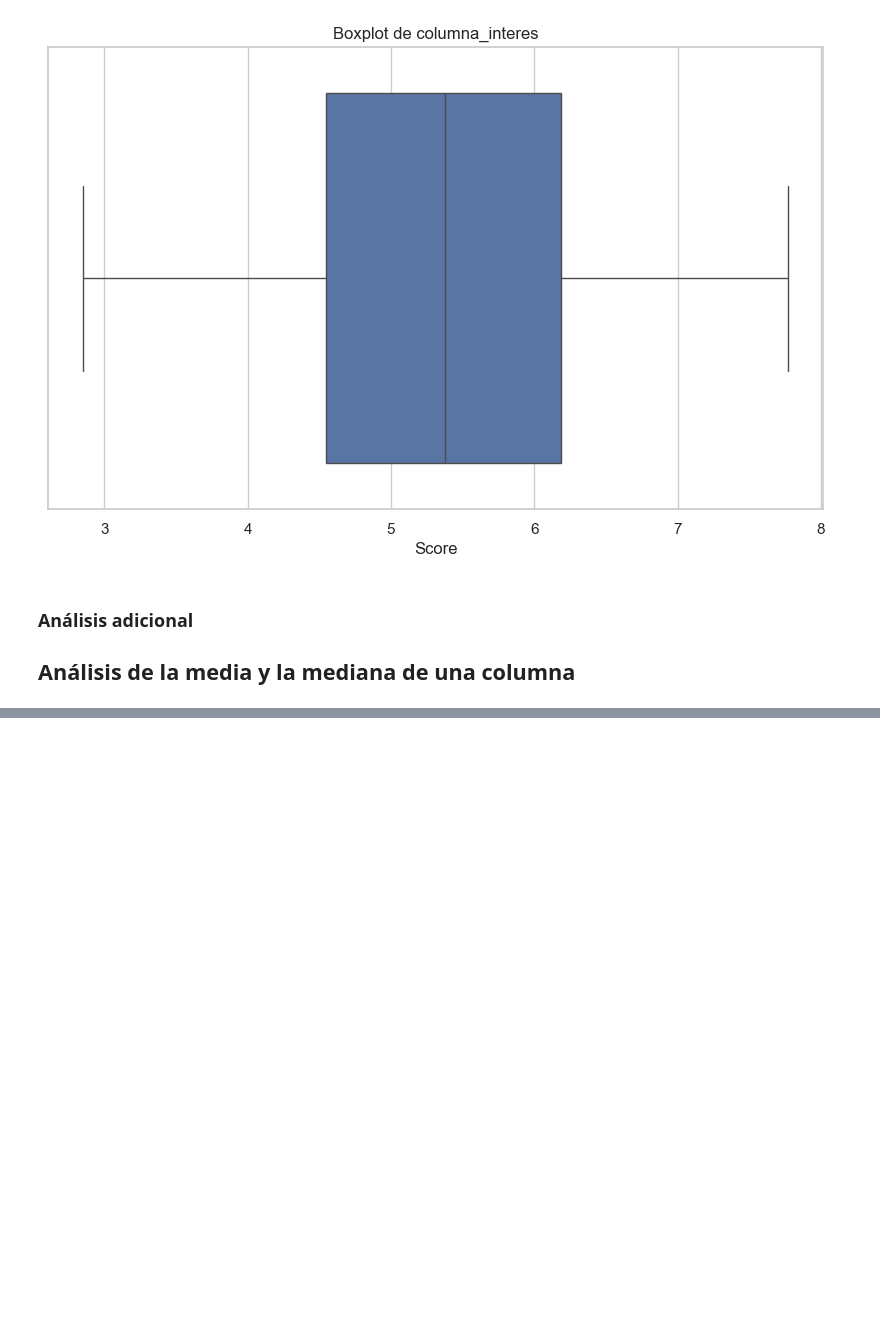
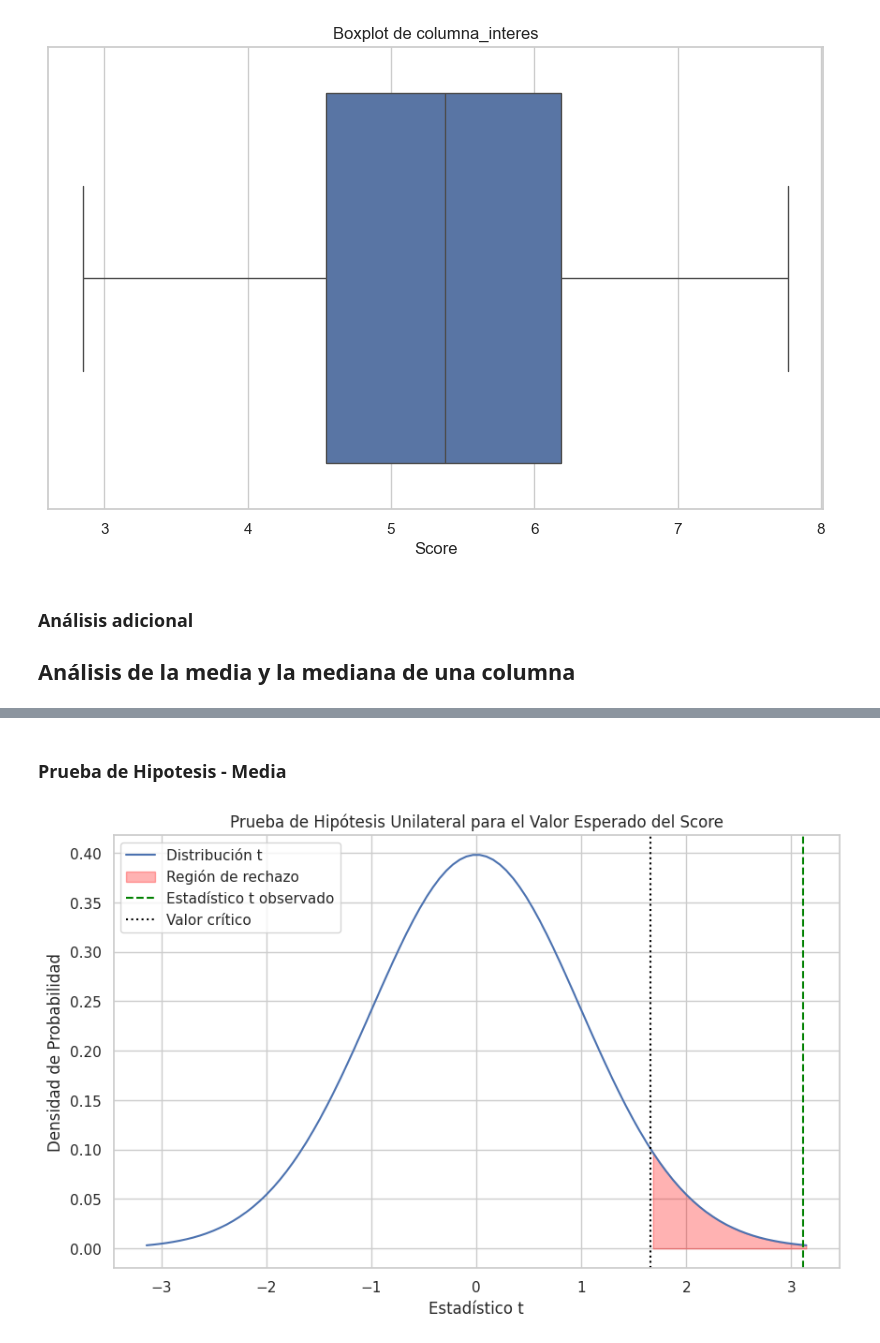
Before and after one commit to Javi111003/Happinness-World-Ranking-Stats, a Jupyter notebook: main.ipynb, the cells around one changed output, grey strips where cells are left out. Drawn from its saved outputs; the diff is of its cells as text; code cells hidden in the pictures; blank space fills up the shorter version.

```diff
--- a/main.ipynb
+++ b/main.ipynb
@@ -281,0 +478,73 @@ print(f'Mediana de columna_interes: {median_value}')
+# %% [markdown]
+### Prueba de Hipotesis - Media
+# %%
+df = pd.read_csv('2019.csv')
+# Datos del dataset
+scores = df['Score']
+
+# Parámetros de la prueba de hipótesis
+# H0: μ ≤ 5.5 (valor nulo)
+# H1: μ > 5.5 (prueba unilateral derecha)
+
+# Estadísticos de la muestra
+sample_mean = scores.mean()
+sample_std = scores.std()
+n = len(scores)
+
+# Valor nulo de la hipótesis
+mu_0 = 5.13
+
+# Calcular el estadístico t
+t_statistic = (sample_mean - mu_0) / (sample_std / np.sqrt(n))
+
+# Grados de libertad
+df = n - 1
+
+# Calcular el p-valor (prueba unilateral derecha)
+p_value = 1 - stats.t.cdf(t_statistic, df)
+
+# Nivel de significancia
+alpha = 0.05
+
+# Visualización de la prueba de hipótesis
+plt.figure(figsize=(10, 6))
+x = np.linspace(stats.t.ppf(0.001, df), stats.t.ppf(0.999, df), 100)
+y = stats.t.pdf(x, df)
+
+plt.plot(x, y, label='Distribución t')
+plt.title('Prueba de Hipótesis Unilateral para el Valor Esperado del Score')
+plt.xlabel('Estadístico t')
+plt.ylabel('Densidad de Probabilidad')
+
+# Región de rechazo (unilateral derecha)
+t_critico = stats.t.ppf(1 - alpha, df)
+
+plt.fill_between(x, y, where=(x >= t_critico), color='red', alpha=0.3, label='Región de rechazo')
+
+# Estadístico observado
+plt.axvline(t_statistic, color='green', linestyle='--', label='Estadístico t observado')
+plt.axvline(t_critico, color='black', linestyle=':', label='Valor crítico')
+
+plt.legend()
+plt.grid(True)
+plt.show()
+
+# Imprimir resultados
+print("Prueba de Hipótesis Unilateral para el Valor Esperado del Score")
+print(f"Hipótesis nula (H0): μ ≤ {mu_0}")
+print(f"Hipótesis alternativa (H1): μ > {mu_0}")
+print(f"\nEstadístico t: {t_statistic:.4f}")
+print(f"Valor crítico: {t_critico:.4f}")
+print(f"P-valor: {p_value:.4f}")
+print(f"Media muestral: {sample_mean:.4f}")
+print(f"Desviación estándar muestral: {sample_std:.4f}")
+
+# Conclusión
+if p_value < alpha:
+    print("\nConclusion: Rechazar H0")
+    print(f"Hay evidencia estadística significativa para afirmar que el valor esperado del Score es mayor que {mu_0}")
+else:
+    print("\nConclusion: No rechazar H0")
+    print(f"No hay evidencia estadística suficiente para afirmar que el valor esperado del Score sea mayor que {mu_0}")
+# %% [output]
+[figure, added]
```
Also changed, not shown: parts of 11 cells of this notebook.
